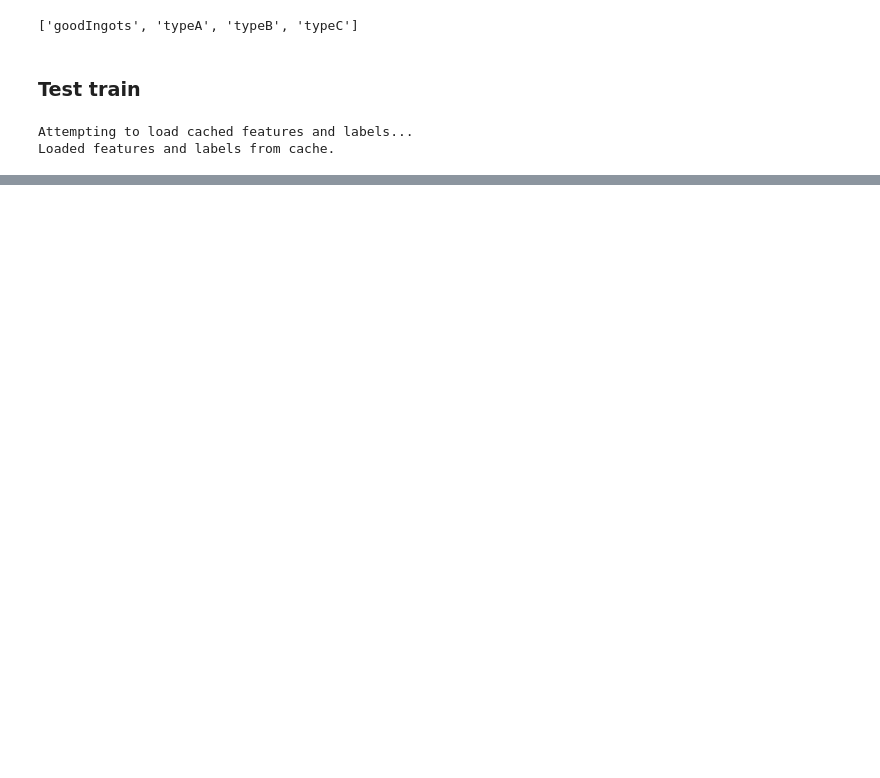
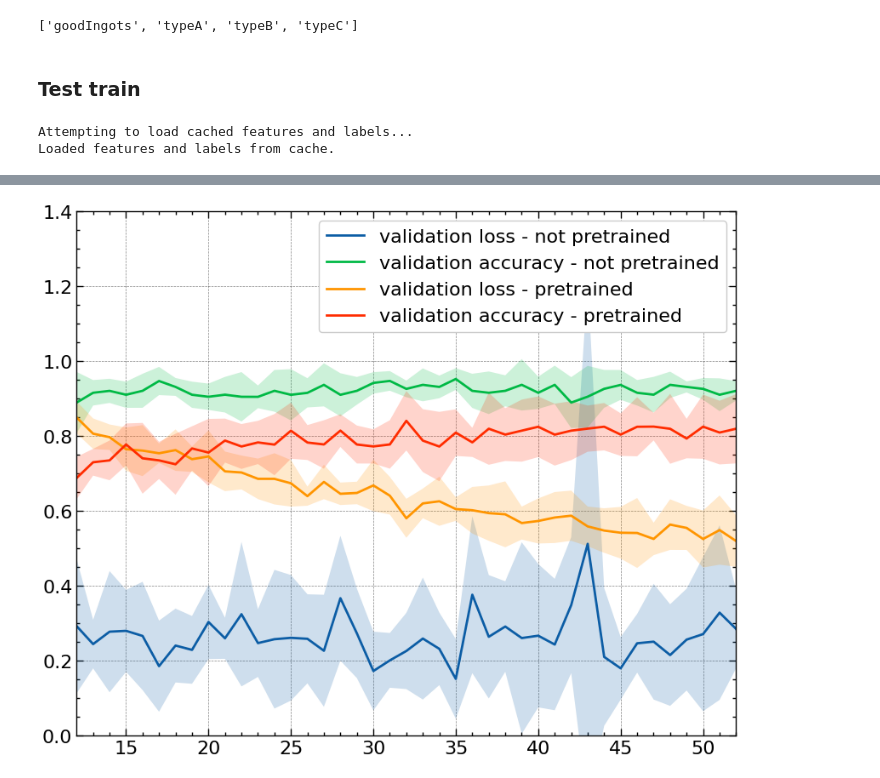
Before and after one commit to alfredoisg/structure-loss-classification, a Jupyter notebook: testing.ipynb, the cells around one changed output, grey strips where cells are left out. Cells and saved outputs as stored; diff of their text form; code cells hidden in the pictures; blank space fills up the shorter version.

```diff
--- a/testing.ipynb
+++ b/testing.ipynb
@@ -296,6 +293,0 @@ for c, df in enumerate(dfs):
-# %%
-import pandas as pd
-import matplotlib.pyplot as plt
-import scienceplots
-
-plt.style.use(["science", "notebook", "grid"])
@@ -391,3 +301,5 @@ dir_not = (
 # %%
-compare_resnet18("only_bad", dir_pre=dir_pre, dir_not=dir_not)
+compare_resnet18("only_bad")
+# %% [output]
+[figure, added]
 # %%
```
Also changed, not shown: parts of 34 cells of this notebook, 2 other files.
